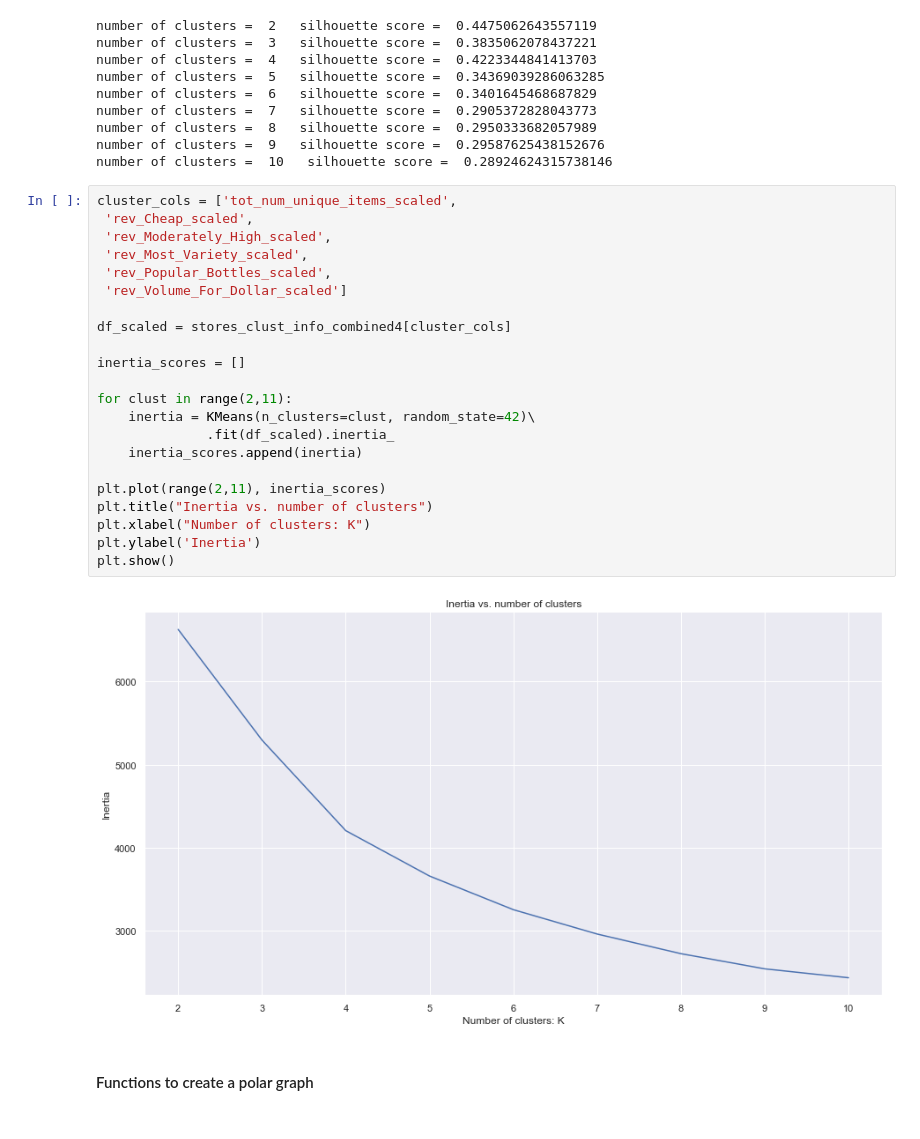
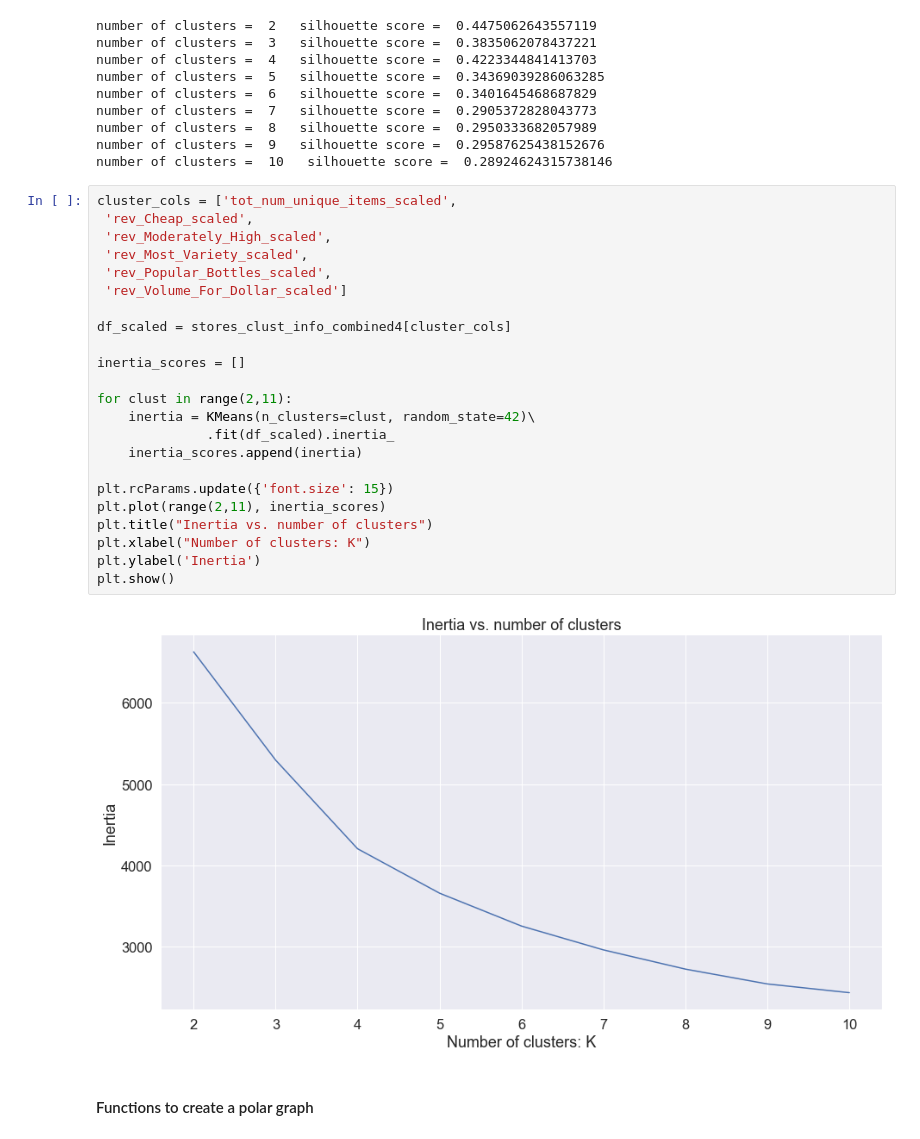
Before and after one commit to dgarbato/capstone, a Jupyter notebook: Kmeans Stores 18 outlier stores removed .ipynb, the cells around one changed output. Drawn from its saved outputs; the diff is of its cells as text.

```diff
--- a/Kmeans Stores 18 outlier stores removed .ipynb
+++ b/Kmeans Stores 18 outlier stores removed .ipynb
@@ -216,27 +218,28 @@ number of clusters =  10   silhouette score =  0.28924624315738146
 # %%
 cluster_cols = ['tot_num_unique_items_scaled',
  'rev_Cheap_scaled',
  'rev_Moderately_High_scaled',
  'rev_Most_Variety_scaled',
  'rev_Popular_Bottles_scaled',
  'rev_Volume_For_Dollar_scaled']
 
 df_scaled = stores_clust_info_combined4[cluster_cols]
 
 inertia_scores = []
 
 for clust in range(2,11):
     inertia = KMeans(n_clusters=clust, random_state=42)\
               .fit(df_scaled).inertia_
     inertia_scores.append(inertia)
 
+plt.rcParams.update({'font.size': 15})
 plt.plot(range(2,11), inertia_scores)
 plt.title("Inertia vs. number of clusters")
 plt.xlabel("Number of clusters: K")
 plt.ylabel('Inertia')
 plt.show()
 # %% [output]
-[figure, old version]
+[figure, new version]
 # %% [markdown]
 #### Functions to create a polar graph
 # %%
```
Also changed, not shown: parts of 155 cells of this notebook, 3 other files.
